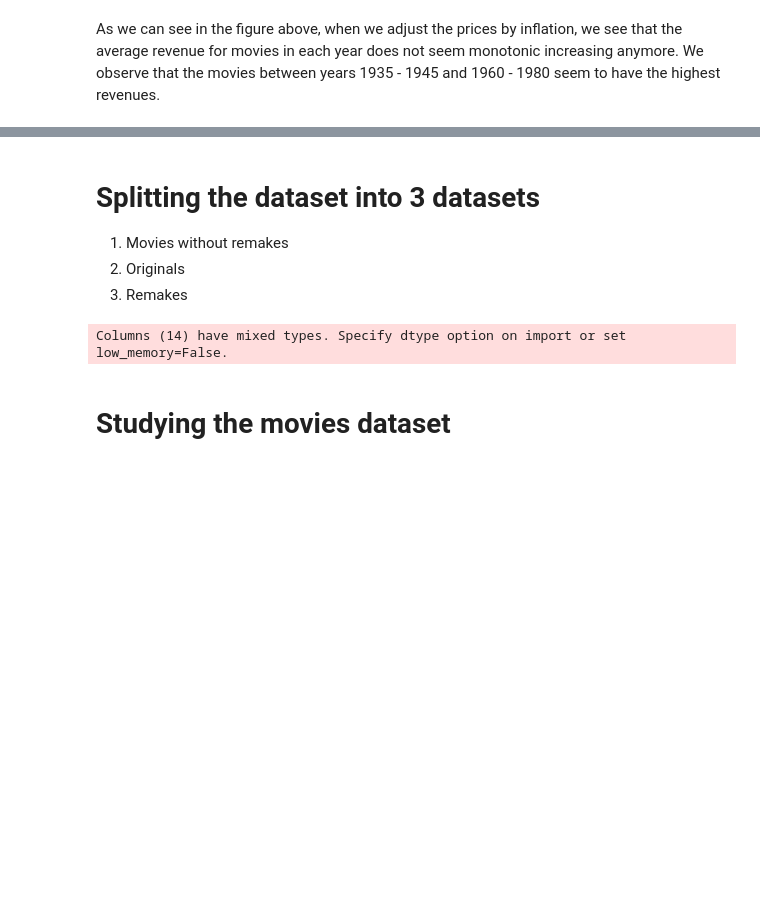
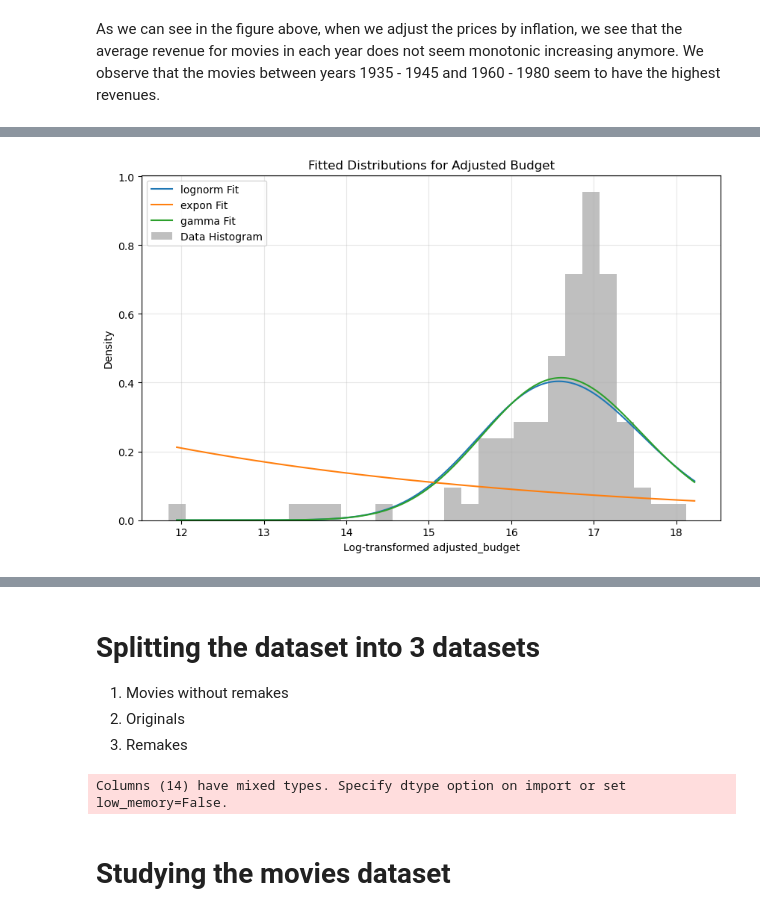
Before and after one commit to epfl-ada/ada-2024-project-madayam, a Jupyter notebook: result_eda.ipynb, the cells around one changed output, grey strips where cells are left out. Drawn from its saved outputs; the diff is of its cells as text; code cells hidden in the pictures; blank space fills up the shorter version.

```diff
--- a/result_eda.ipynb
+++ b/result_eda.ipynb
@@ -341,0 +443,91 @@ df_movies.to_csv( CONFIG["data_path"] / "MovieVerse.csv", index=False)
+# %%
+import numpy as np
+import matplotlib.pyplot as plt
+from scipy.stats import norm, lognorm, expon, gamma
+
+def fit_and_plot_distributions(data, column, title, distributions, with_log_transform=True, epsilon=1e-10):
+    """
+    Fit data to one or multiple distributions, calculate log-likelihood, AIC, and plot results.
+
+    Parameters:
+    - data (DataFrame): Input dataset.
+    - column (str): Column to fit and plot.
+    - title (str): Title for the plot.
+    - distributions (list or single): Distribution(s) to fit the data. Accepts single or list of scipy.stats distributions.
+    """
+    # Ensure distributions is a list
+    if not isinstance(distributions, list):
+        distributions = [distributions]
+
+    if with_log_transform:
+        # Filter and log-transform the data
+        filtered_data = data[column].dropna()
+        filtered_data = filtered_data[filtered_data > 0]
+        data_filtered = np.log(filtered_data)
+    else:
+        data_filtered = data[column].dropna()
+        data_filtered = data_filtered[data_filtered > 0]
+
+    # Plot histogram as a probability distribution
+    bin_heights, bin_edges = np.histogram(data_filtered, bins=30, density=True)
+    bin_width = bin_edges[1] - bin_edges[0]  # Bin width for scaling
+
+    # Generate x values for PDFs
+    x = np.linspace(data_filtered.min(), data_filtered.max(), 1000)
+
+    # Initialize results dictionary
+    results = []
+
+    # Fit each distribution, calculate PDF, log-likelihood, and AIC
+    plt.figure(figsize=(10, 6))
+    plt.bar(bin_edges[:-1], bin_heights, width=bin_width, alpha=0.5, color="gray", label="Data Histogram")
+
+    for dist in distributions:
+        # Fit the distribution
+        if dist == lognorm or dist == gamma:
+            params = dist.fit(data_filtered, floc=0)
+
+        elif dist == beta:
+            beta_data = data_filtered * (1 - 2 * epsilon) + epsilon
+            params = dist.fit(beta_data)
+        else:
+            params = dist.fit(data_filtered)
+
+        # Calculate the PDF
+        pdf = dist.pdf(x, *params)
+
+        # Calculate the log-likelihood
+        log_likelihood = np.sum(dist.logpdf(data_filtered, *params))
+
+        # Calculate the AIC
+        k = len(params)  # Number of parameters
+        aic = 2 * k - 2 * log_likelihood
+
+        # Store results
+        results.append({"Distribution": dist.name, "Log Likelihood": log_likelihood, "AIC": aic})
+
+        # Plot the PDF
+        plt.plot(x, pdf, label=f"{dist.name} Fit")
+
+    # Finalize plot
+    plt.title(f"Fitted Distributions for {title}")
+    if with_log_transform:
+        plt.xlabel(f"Log-transformed {column}")
+    else:
+        plt.xlabel(column)
+    plt.ylabel("Density")
+    plt.legend()
+    plt.grid(alpha=0.3)
+    plt.show()
+
+    # Display results as a table
+    results_df = pd.DataFrame(results).sort_values(by="AIC")
+    print("Fitting Results:")
+    print(results_df)
+
+# Replace 'temp_df' with your DataFrame
+fit_and_plot_distributions(temp_df, "adjusted_budget", "Adjusted Budget", [lognorm, expon, gamma])
+# Fit only one distribution
+# fit_and_plot_distributions(temp_df, "adjusted_budget", "Adjusted Budget", lognorm)
+# %% [output]
+[figure, added]
```
Also changed, not shown: parts of 20 cells of this notebook.
